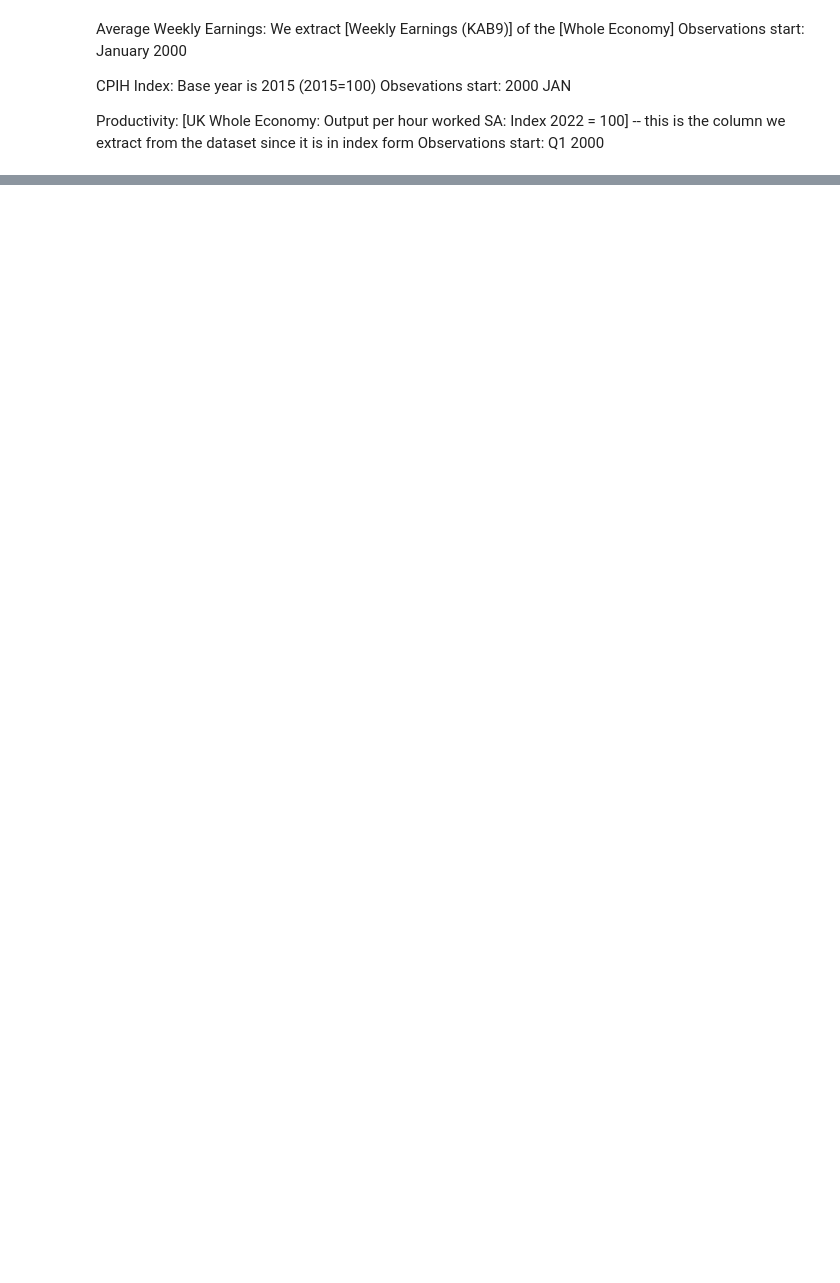
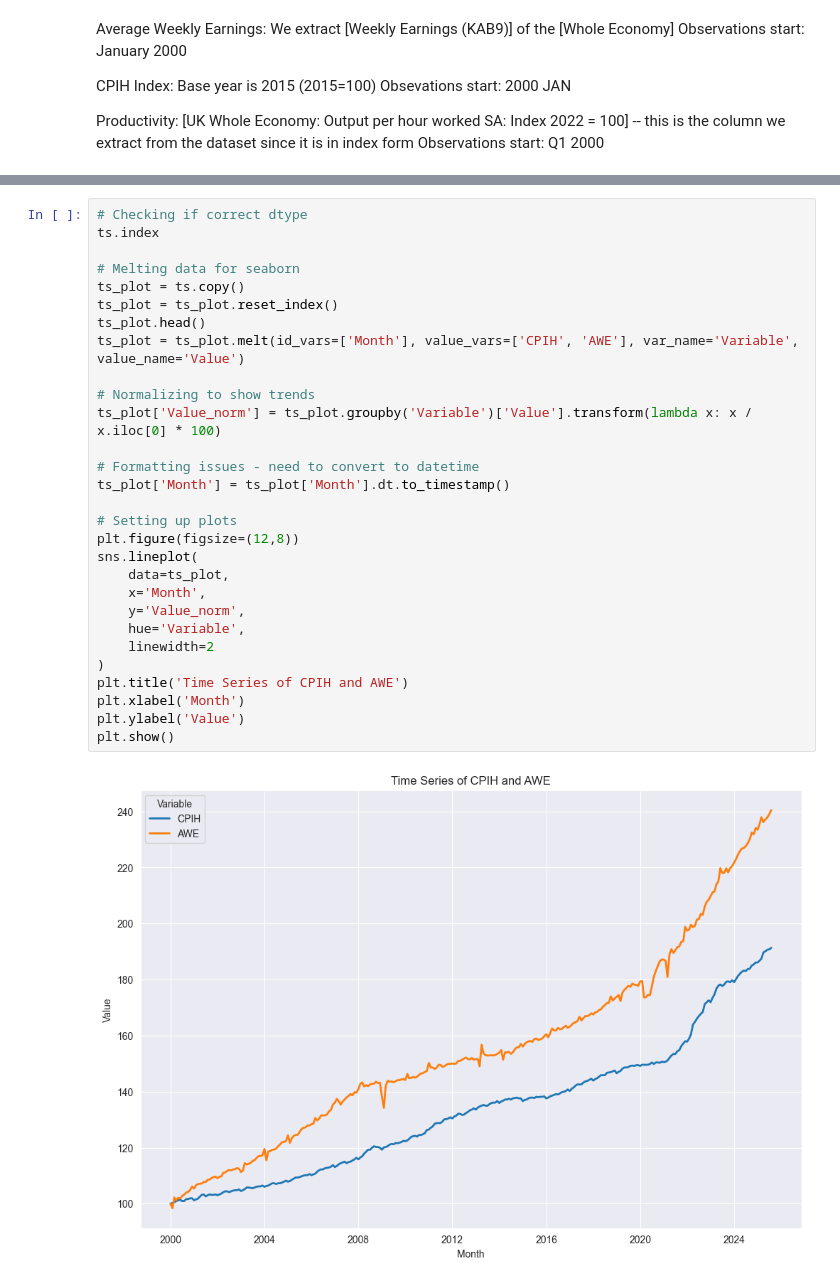
Before and after one commit to adrymmm/uk_inflation_wage_project, a Jupyter notebook: data_exploration.ipynb, the cells around one changed output, grey strips where cells are left out. Drawn from its saved outputs; the diff is of its cells as text; blank space fills up the shorter version.

Commit message:
Merged datasets into a single time-series. Two plots produced, the second one includes the productivity parameter.

```diff
--- a/data_exploration.ipynb
+++ b/data_exploration.ipynb
@@ -93,3 +95,34 @@ ts.head()
 | 2000-03 | 73.0 | 311.418715 |
 | 2000-04 | 73.3 | 308.748756 |
 | 2000-05 | 73.5 | 311.178774 |
+# %%
+# Checking if correct dtype
+ts.index
+
+# Melting data for seaborn
+ts_plot = ts.copy()
+ts_plot = ts_plot.reset_index()
+ts_plot.head()
+ts_plot = ts_plot.melt(id_vars=['Month'], value_vars=['CPIH', 'AWE'], var_name='Variable', value_name='Value')
+
+# Normalizing to show trends
+ts_plot['Value_norm'] = ts_plot.groupby('Variable')['Value'].transform(lambda x: x / x.iloc[0] * 100)
+
+# Formatting issues - need to convert to datetime
+ts_plot['Month'] = ts_plot['Month'].dt.to_timestamp()
+
+# Setting up plots
+plt.figure(figsize=(12,8))
+sns.lineplot(
+    data=ts_plot,
+    x='Month',
+    y='Value_norm',
+    hue='Variable',
+    linewidth=2
+)
+plt.title('Time Series of CPIH and AWE')
+plt.xlabel('Month')
+plt.ylabel('Value')
+plt.show()
+# %% [output]
+[figure, added]
```
Also changed, not shown: parts of 6 cells of this notebook, 3 other files.
